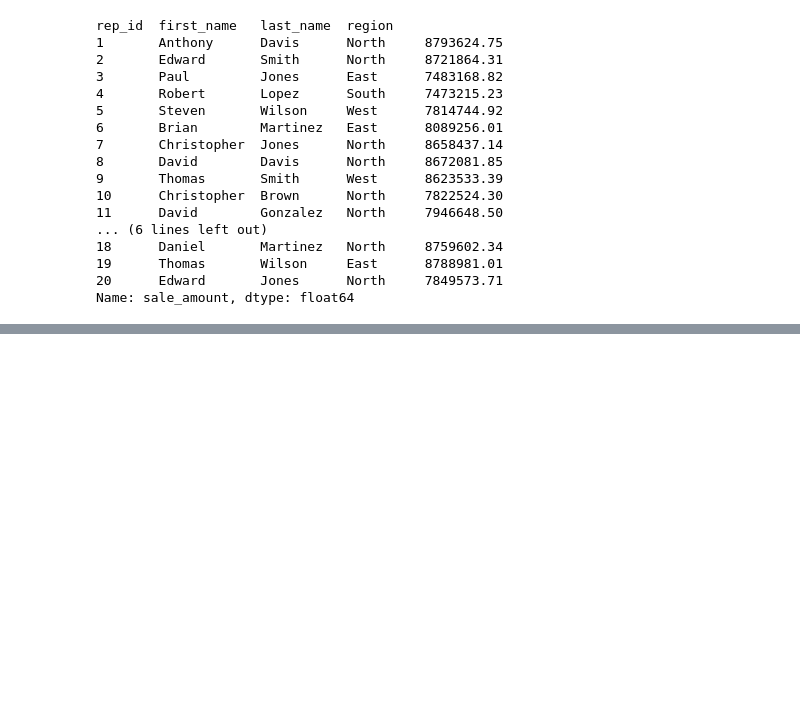
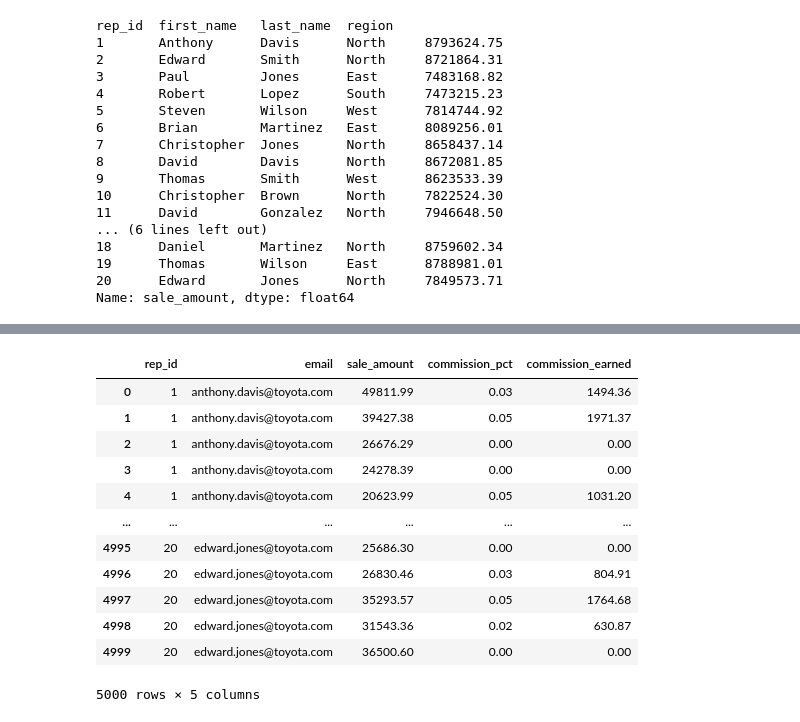
Before and after one commit to pradipbhattacharjya/Python, a Jupyter notebook: mos/Joins using CSV Files.ipynb, the cells around one changed output, grey strips where cells are left out. Saved outputs shown, nothing was run; the diff lists cells and outputs as text; code cells hidden in the pictures; blank space fills up the shorter version.

```diff
--- a/mos/Joins using CSV Files.ipynb
+++ b/mos/Joins using CSV Files.ipynb
@@ -104,0 +203,11 @@ Name: sale_amount, dtype: float64
+# %%
+sales_reps_data = pd.read_csv("sales_reps_data.csv")
+toyota_sales_data = pd.read_csv('toyota_sales_data.csv')
+# %%
+merged_data = pd.merge(
+    sales_reps_data,
+    toyota_sales_data,
+    left_on='rep_id',
+    right_on='sale_rep_id',
+    how = "inner"
+)
@@ -104,0 +236,2 @@ Name: sale_amount, dtype: float64
+# %%
+merged_data["commission_pct"].fillna(0, inplace=True)
@@ -104,0 +261,18 @@ Name: sale_amount, dtype: float64
+# %%
+merged_data["commission_earned"] = round(merged_data["sale_amount"] *merged_data["commission_pct"],2)
+# %%
+merged_data[["rep_id","email","sale_amount","commission_pct","commission_earned"]]
+# %% [output]
+|  | rep_id | email | sale_amount | commission_pct | commission_earned |
+| 0 | 1 | anthony.davis@toyota.com | 49811.99 | 0.03 | 1494.36 |
+| 1 | 1 | anthony.davis@toyota.com | 39427.38 | 0.05 | 1971.37 |
+| 2 | 1 | anthony.davis@toyota.com | 26676.29 | 0.00 | 0.00 |
+| 3 | 1 | anthony.davis@toyota.com | 24278.39 | 0.00 | 0.00 |
+| 4 | 1 | anthony.davis@toyota.com | 20623.99 | 0.05 | 1031.20 |
+| ... | ... | ... | ... | ... | ... |
+| 4995 | 20 | edward.jones@toyota.com | 25686.30 | 0.00 | 0.00 |
+| 4996 | 20 | edward.jones@toyota.com | 26830.46 | 0.03 | 804.91 |
+| 4997 | 20 | edward.jones@toyota.com | 35293.57 | 0.05 | 1764.68 |
+| 4998 | 20 | edward.jones@toyota.com | 31543.36 | 0.02 | 630.87 |
+| 4999 | 20 | edward.jones@toyota.com | 36500.60 | 0.00 | 0.00 |
+5000 rows × 5 columns
```
Also changed, not shown: parts of 16 cells of this notebook.
